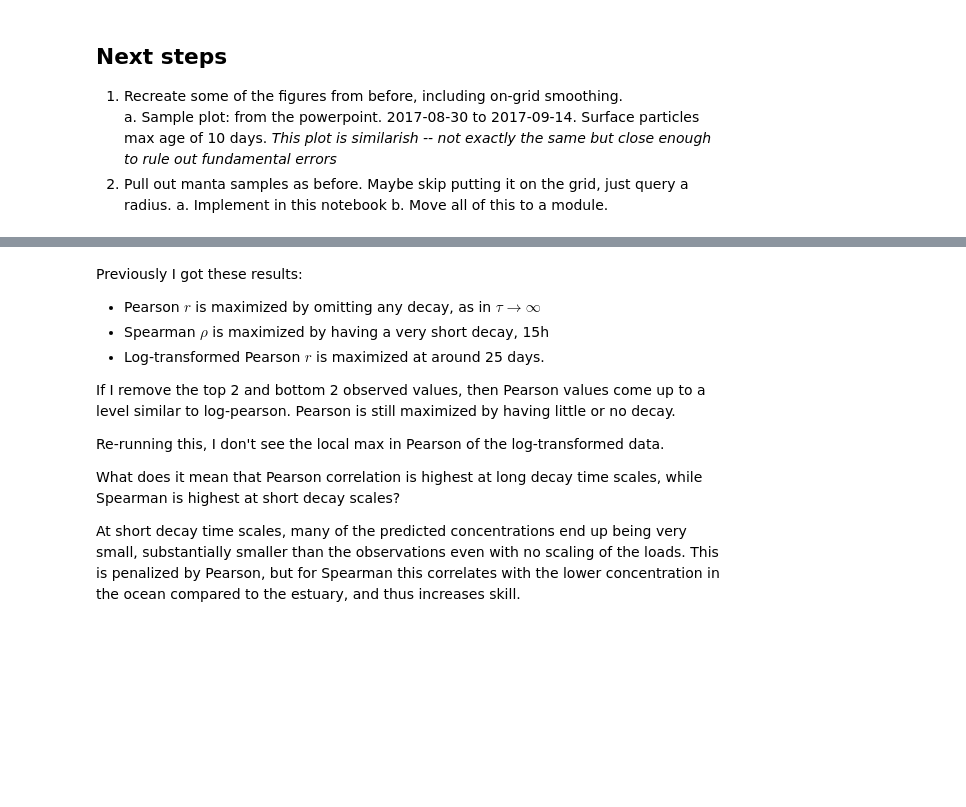
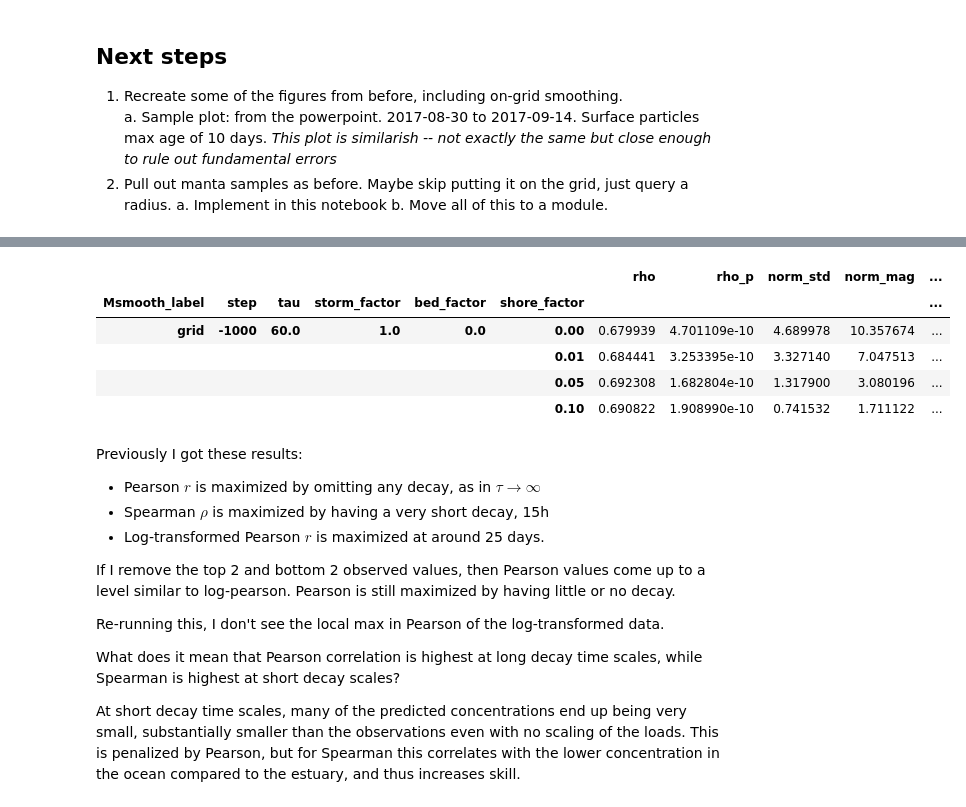
Before and after one commit to rustychris/microplastic_sfbay, a Jupyter notebook: postprocess/postproc_nosql_v01_dask.ipynb, the cells around one changed output, grey strips where cells are left out. Drawn from its saved outputs; the diff is of its cells as text; code cells hidden in the pictures; blank space fills up the shorter version.

```diff
--- a/postprocess/postproc_nosql_v01_dask.ipynb
+++ b/postprocess/postproc_nosql_v01_dask.ipynb
@@ -438,3 +560,15 @@ all_metrics.sort_values('rho',ascending=False).head(10)
+# %%
+# Shore factor 0 to 0.1 gives norm_mag 10.4 down to 1.7
+# And rho is slightly higher for 0.05.
+# So that all makes sense.
+all_metrics.loc[('grid',-1000,60,1.0,0.0,slice(None)),:]
+# %% [output]
+|  |  |  |  |  |  | rho | rho_p | norm_std | norm_mag | ... |
+| Msmooth_label | step | tau | storm_factor | bed_factor | shore_factor |  |  |  |  | ... |
+| grid | -1000 | 60.0 | 1.0 | 0.0 | 0.00 | 0.679939 | 4.701109e-10 | 4.689978 | 10.357674 | ... |
+|  |  |  |  |  | 0.01 | 0.684441 | 3.253395e-10 | 3.327140 | 7.047513 | ... |
+|  |  |  |  |  | 0.05 | 0.692308 | 1.682804e-10 | 1.317900 | 3.080196 | ... |
+|  |  |  |  |  | 0.10 | 0.690822 | 1.908990e-10 | 0.741532 | 1.711122 | ... |
 # %%
 # so an r_log of 0.717 is r2
 all_metrics['r2_log']=all_metrics['r_log']**2
```
Also changed, not shown: parts of 24 cells of this notebook, 1 other file.
